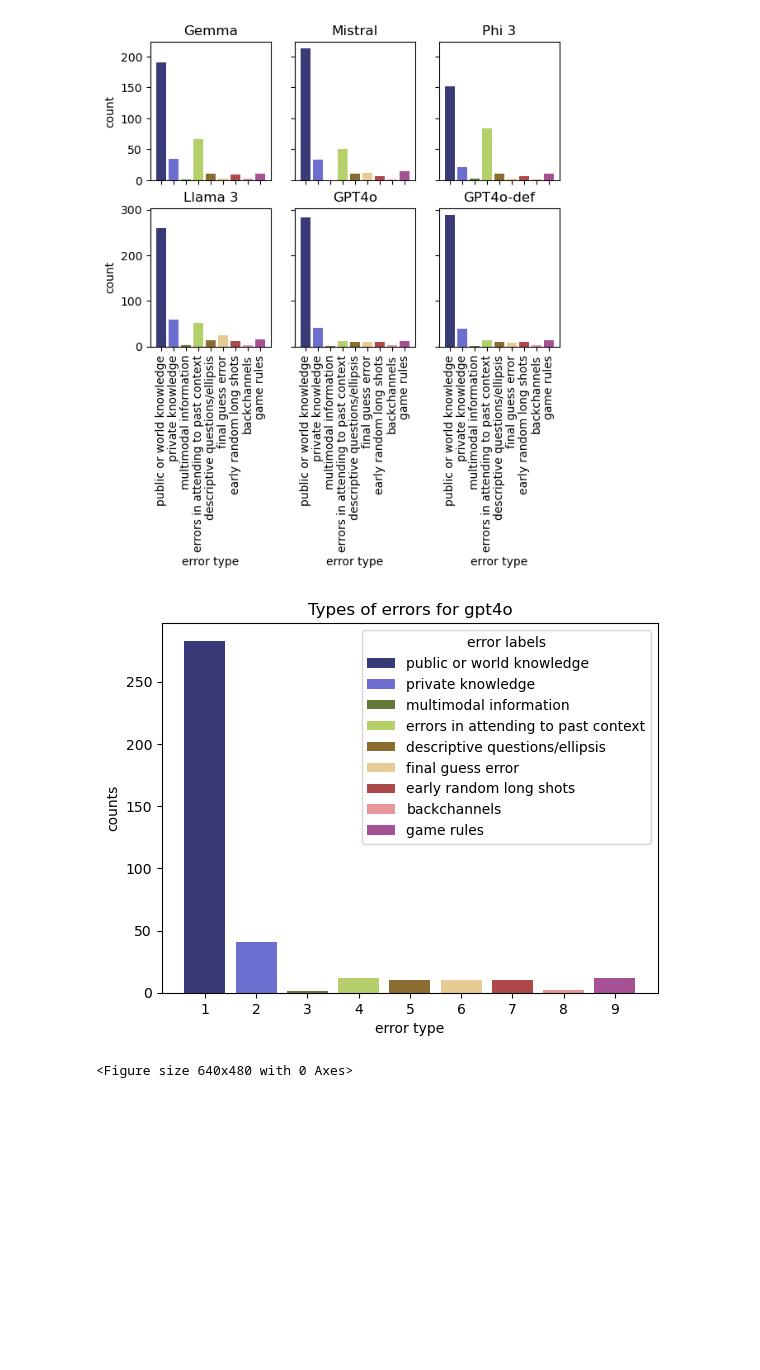
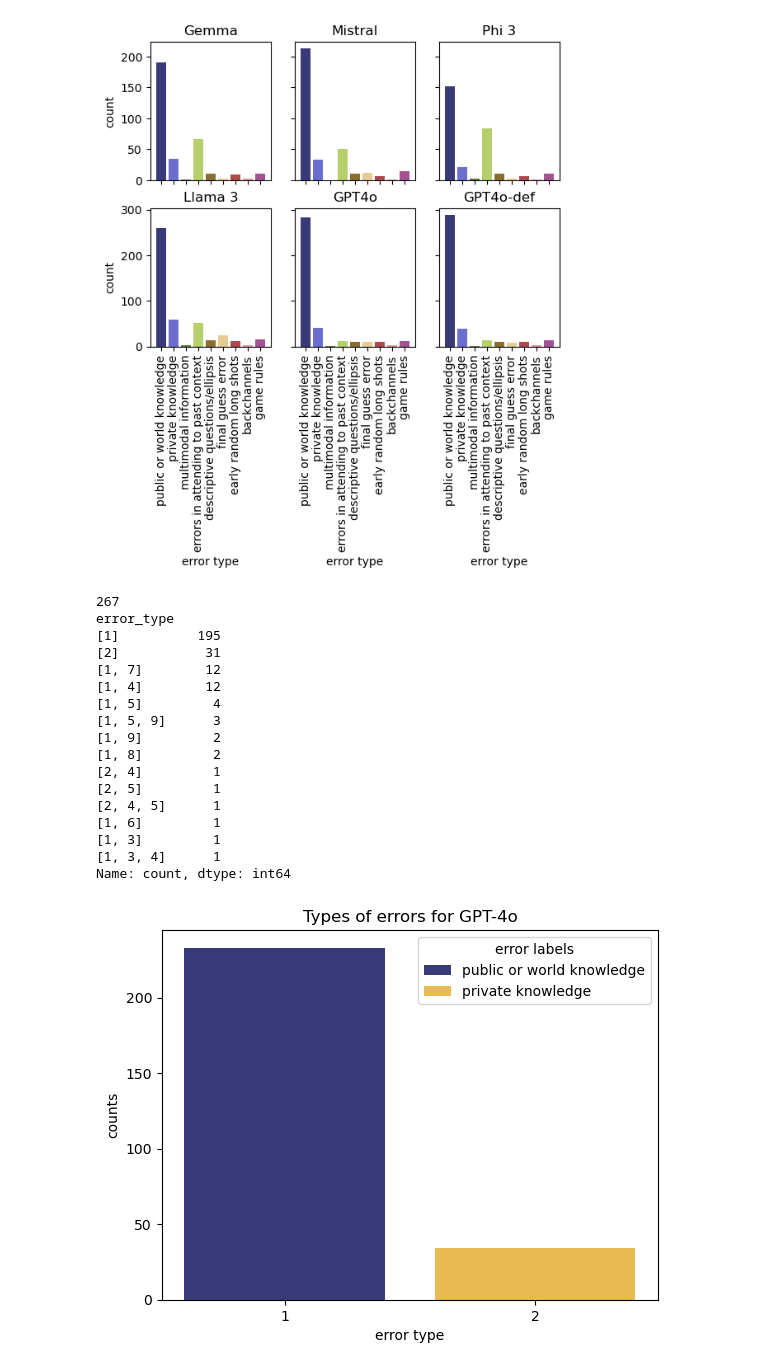
Before and after one commit to abhishek-agrawal94/common-ground, a Jupyter notebook: stats.ipynb, the cells around one changed output. Drawn from its saved outputs; the diff is of its cells as text; code cells hidden in the pictures; blank space fills up the shorter version.

Commit message:
code to process data

```diff
--- a/stats.ipynb
+++ b/stats.ipynb
@@ -245,7 +79,7 @@ import matplotlib.pyplot as plt
 import numpy as np
 
 csv_files = glob("data/prompts/*.csv")
-df_concat = pd.concat([pd.read_csv(f, delimiter=';') for f in csv_files], ignore_index=True)
+df_concat = pd.concat([pd.read_csv(f) for f in csv_files], ignore_index=True)
 df_concat = df_concat[~df_concat["guesser_type"].isna()]
 #print(df_concat["guesser_type"].unique())
 
@@ -255,8 +89,8 @@ df_child_guess = df_concat[df_concat["guesser_type"]=="child"]
 #result = df_child_guess[df_child_guess['is_valid'].notnull() & df_child_guess['llama3'].isnull()]
 #print(result)
 
-df_child_guess = df_child_guess[~df_child_guess["is_valid"].isna()]
-df_child_guess = df_child_guess[df_child_guess["is_valid"] == 0]
+df_child_guess = df_child_guess[~df_child_guess["agreement"].isna()]
+df_child_guess = df_child_guess[df_child_guess["agreement"] == 0]
 temp_df = df_child_guess.groupby(["child_age", "initiate_repair"]).size().reset_index()
 #print(temp_df)
 temp_df = temp_df.rename(columns={0: "values"})
@@ -492,7 +259,7 @@ error_dict = {
 
 
 csv_files = glob("data/prompts/*.csv")
-df_concat = pd.concat([pd.read_csv(f, delimiter=';') for f in csv_files], ignore_index=True)
+df_concat = pd.concat([pd.read_csv(f) for f in csv_files], ignore_index=True)
 df_concat = df_concat[~df_concat["guesser_type"].isna()]
 #print(df_concat["guesser_type"].unique())
 
@@ -500,41 +267,62 @@ df_concat["guesser_type"] = df_concat["guesser_type"].apply(lambda x: x.strip())
 df_child_guess = df_concat[df_concat["guesser_type"]=="child"]
 
 
-df_child_guess = df_child_guess[~df_child_guess["is_valid"].isna()]
+df_child_guess = df_child_guess[~df_child_guess["agreement"].isna()]
 #print(len(df_child_guess))
-df_child_guess = df_child_guess[df_child_guess["is_valid"] != df_child_guess["gpt4o"]]
+df_child_guess = df_child_guess[df_child_guess["agreement"] != df_child_guess["gpt4o:def-replaced"]]
 df_child_guess["error_type"] = df_child_guess["error_type"].apply(lambda x: x.split(","))
 df_child_guess["error_type"] = df_child_guess["error_type"].apply(lambda x: [item.strip() for item in x])
+
+print(len(df_child_guess))
+print(df_child_guess["error_type"].value_counts())
 
 
 # Get the count of each individual number
 number_counts = df_child_guess['error_type'].explode().value_counts().sort_index()
 labels, x, y = [], [], []
 
 for item, count in number_counts.items():
     x.append(item)
     y.append(count)
     labels.append(error_dict[item])
 
+x, y, labels = x[:2], y[:2], labels[:2]
 
 #print(number_counts)
 
 fig, ax = plt.subplots()
 
-num_colors = len(number_counts)
+num_colors = len(x)
 cm = plt.get_cmap('tab20b')
 
-fig = plt.figure()
+#fig = plt.figure()
 colors = [cm(1.*i/num_colors) for i in range(num_colors)]
 
 ax.bar(x, y, label=labels, color=colors)
 
 ax.set_ylabel('counts')
 ax.set_xlabel('error type')
-ax.set_title('Types of errors for gpt4o')
+ax.set_title('Types of errors for GPT-4o')
 ax.legend(title='error labels')
+fig.savefig("data/results/dual_error_analysis_gpt4o_def_replaced.png")
 
 plt.show()
 # %% [output]
+267
+error_type
+[1]          195
+[2]           31
+[1, 7]        12
+[1, 4]        12
+[1, 5]         4
+[1, 5, 9]      3
+[1, 9]         2
+[1, 8]         2
+[2, 4]         1
+[2, 5]         1
+[2, 4, 5]      1
+[1, 6]         1
+[1, 3]         1
+[1, 3, 4]      1
+Name: count, dtype: int64
-[figure, old version]
+[figure, new version]
-<Figure size 640x480 with 0 Axes>
```
Also changed, not shown: parts of 13 cells of this notebook, 1 other file.
